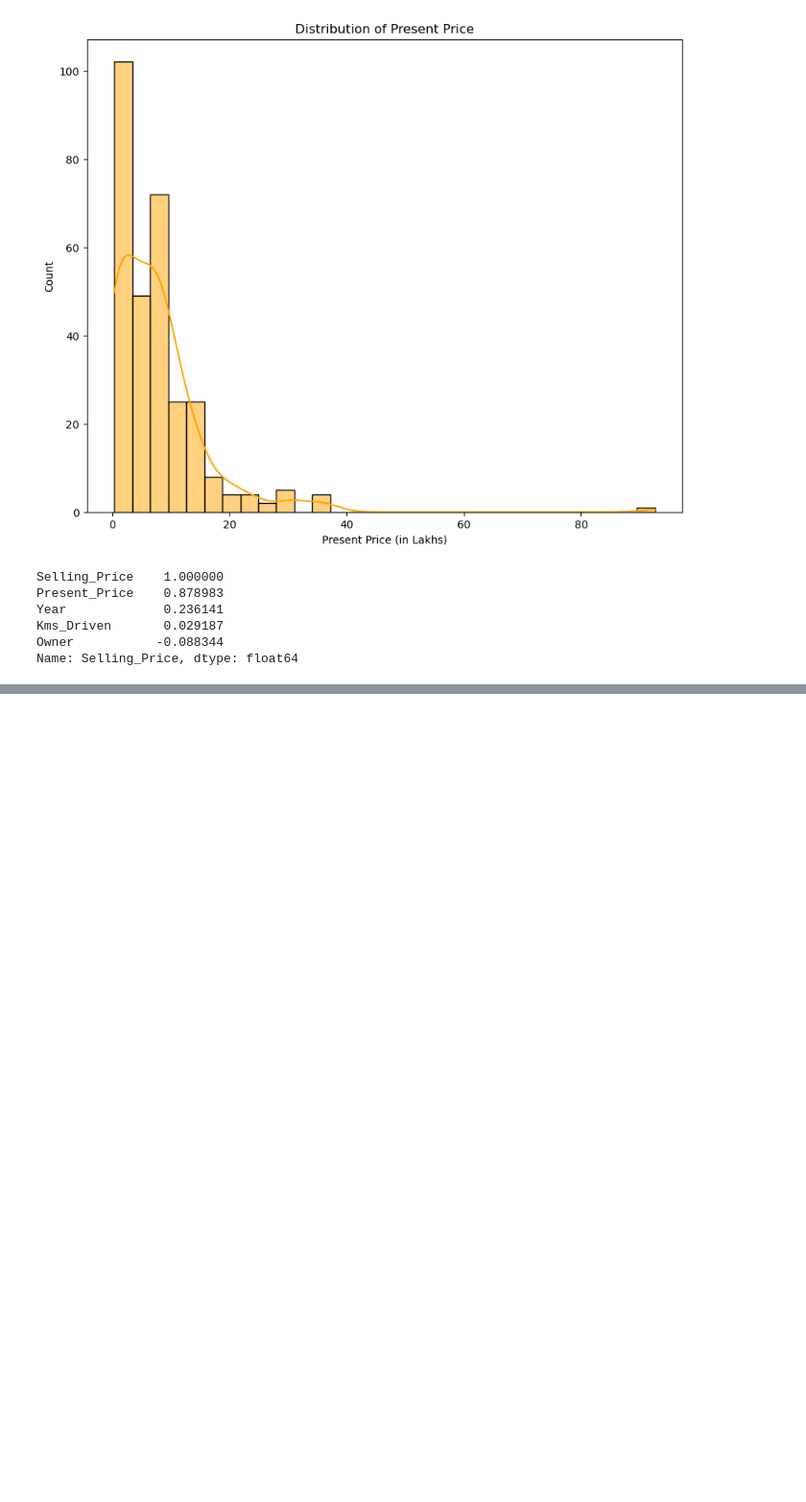
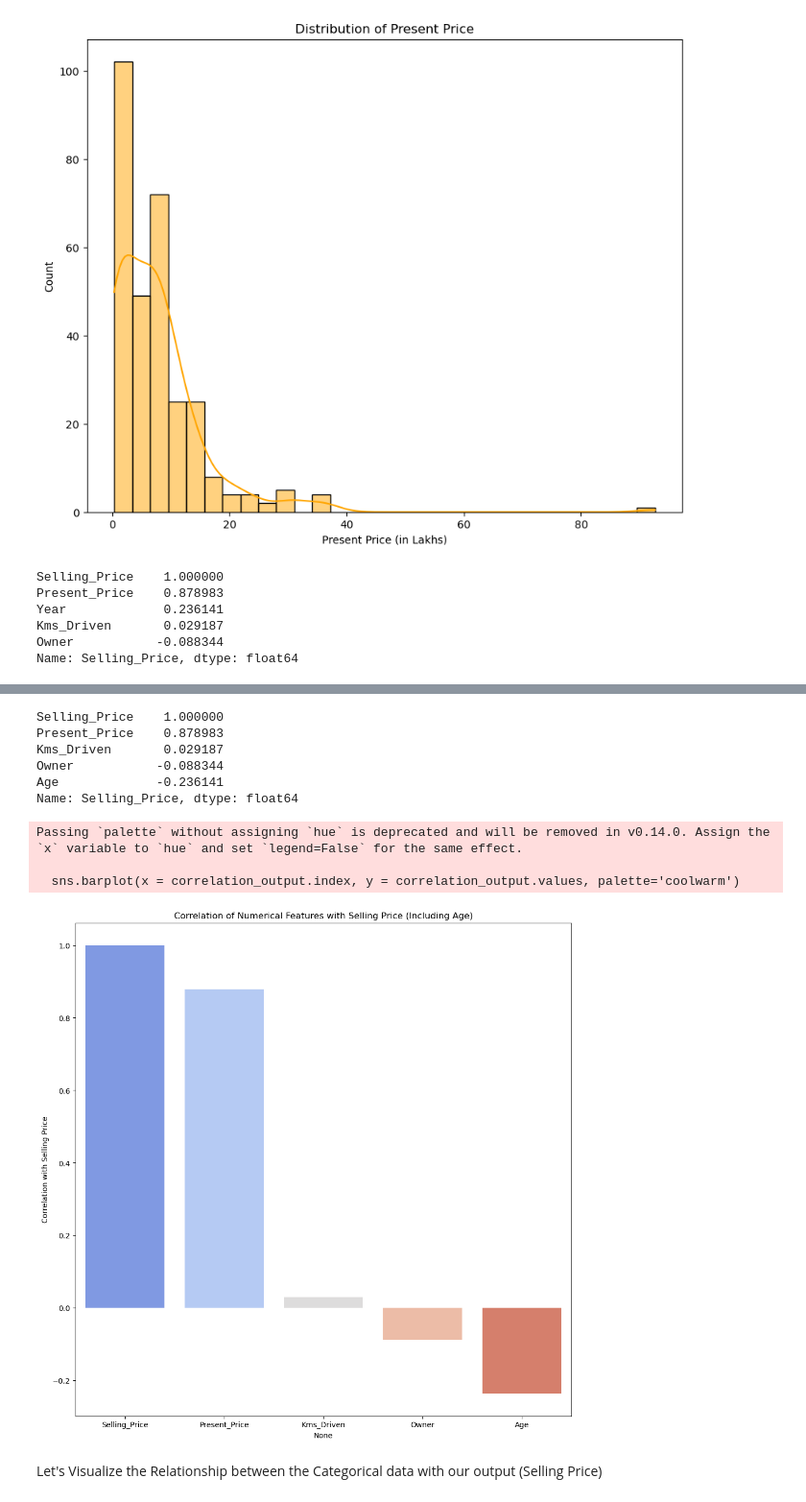
Before and after one commit to Shashank18703/My-Projects, a Jupyter notebook: Car_Price/model.ipynb, the cells around one changed output, grey strips where cells are left out. Shown at 96% size. Drawn from its saved outputs; the diff is of its cells as text; code cells hidden in the pictures; blank space fills up the shorter version.

```diff
--- a/Car_Price/model.ipynb
+++ b/Car_Price/model.ipynb
@@ -127,0 +131,5 @@ Here we can see
+# %%
+# changing the year feature into car age
+Present_Year = 2025
+data['Age'] = Present_Year - data['Year']
+print(data.to_markdown())
@@ -127,0 +154,3 @@ Here we can see
+# %%
+new_data = data.drop(['Year'], axis=1)
+print(new_data.to_markdown())
@@ -127,0 +175,25 @@ Here we can see
+# %%
+# agin checking the correlation after adding Age feature
+numerical_features = new_data.select_dtypes(include=['int64', 'float64'])
+correlation_output = numerical_features.corr()['Selling_Price'].sort_values(ascending=False)
+print(correlation_output)
+# %% [output]
+Selling_Price    1.000000
+Present_Price    0.878983
+Kms_Driven       0.029187
+Owner           -0.088344
+Age             -0.236141
+Name: Selling_Price, dtype: float64
+# %%
+plt.figure(figsize = (12, 12))
+sns.barplot(x = correlation_output.index, y = correlation_output.values, palette='coolwarm')
+plt.title('Correlation of Numerical Features with Selling Price (Including Age)')
+plt.ylabel('Correlation with Selling Price')
+plt.show()
+# %% [output]
+Passing `palette` without assigning `hue` is deprecated and will be removed in v0.14.0. Assign the `x` variable to `hue` and set `legend=False` for the same effect.
+
+  sns.barplot(x = correlation_output.index, y = correlation_output.values, palette='coolwarm')
+[figure, added]
+# %% [markdown]
+Let's Visualize the Relationship between the Categorical data with our output (Selling Price)
```
Also changed, not shown: parts of 9 cells of this notebook.
